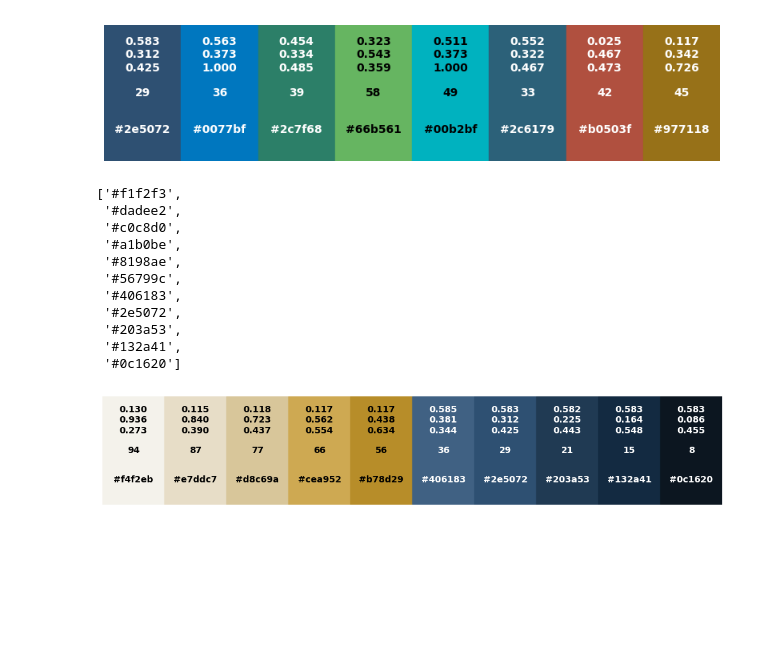
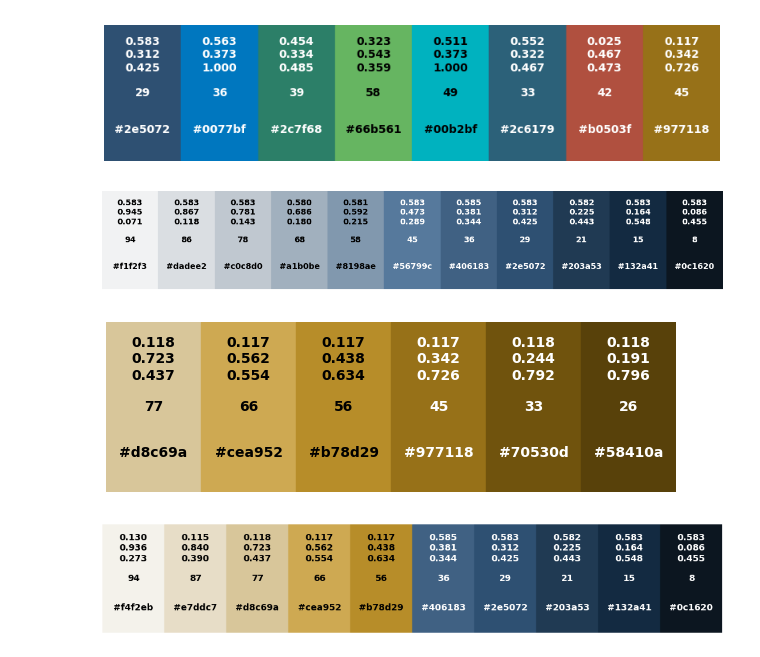
Before and after one commit to morpc/morpc-py, a Jupyter notebook: docs/morpc-color-demo.ipynb, the cells around one changed output. Cells and saved outputs as stored; diff of their text form; code cells hidden in the pictures; blank space fills up the shorter version.

Commit message:
filter colors by n, plot is WIP

```diff
--- a/docs/morpc-color-demo.ipynb
+++ b/docs/morpc-color-demo.ipynb
@@ -15,20 +15,14 @@ morpc.get_colors().KEYS
 morpc.color.plot_from_hex_list(morpc.get_colors().KEYS.values())
 # %% [output]
 [figure]
-# %%
-morpc.get_colors().SEQ('darkblue').hex_list
-# %% [output]
-['#f1f2f3',
- '#dadee2',
- '#c0c8d0',
- '#a1b0be',
- '#8198ae',
- '#56799c',
- '#406183',
- '#2e5072',
- '#203a53',
- '#132a41',
- '#0c1620']
+# %%
+morpc.color.plot_from_hex_list(morpc.get_colors().SEQ('darkblue').hex_list)
+# %% [output]
+[figure, added]
+# %%
+morpc.color.plot_from_hex_list(morpc.get_colors().SEQ('gold', 6).hex_list)
+# %% [output]
+[figure, added]
 # %%
 morpc.color.plot_from_hex_list(morpc.get_colors().SEQ2(['gold', 'darkblue']).hex_list)
 # %% [output]
```
Also changed, not shown: parts of 3 cells of this notebook, 4 other files.
